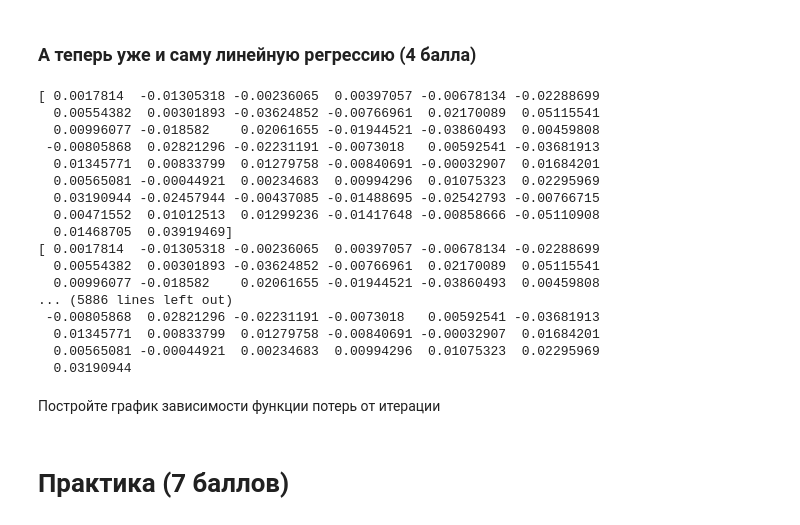
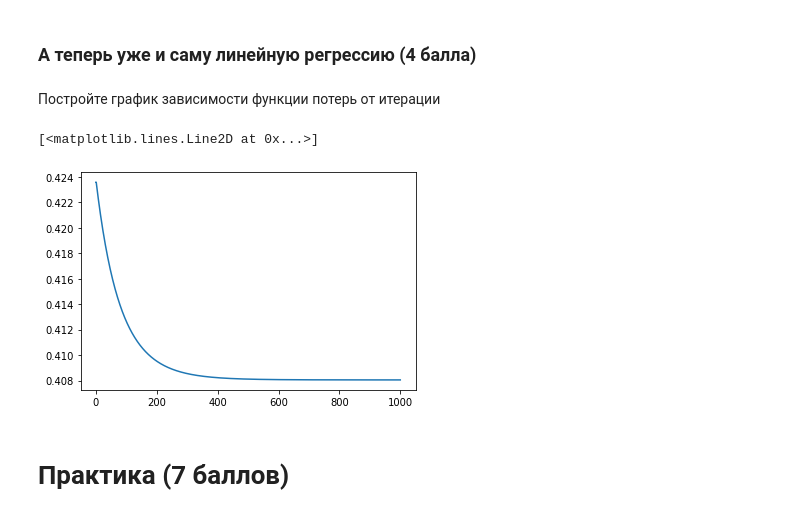
Before and after one commit to BunnyNoBugs/minor2020-iad6, a Jupyter notebook: hw02-knn-lr-gd/hw2-knn-lr-gd.ipynb, the cells around one changed output. Saved outputs shown, nothing was run; the diff lists cells and outputs as text; code cells hidden in the pictures.

```diff
--- a/hw02-knn-lr-gd/hw2-knn-lr-gd.ipynb
+++ b/hw02-knn-lr-gd/hw2-knn-lr-gd.ipynb
@@ -317,11 +317,21 @@ class LinearRegressionHuber:
         градиентного спуска (считать и запоминать лосс на каждой итерации тоже будет неплохо)
         """
         self.w = np.zeros(X_train.shape[1])
-        self.loss_history = []
+        self.loss_history = [self.calc_loss(X_train, y_train)]
 
         for i in range(self.max_iter):
             grad = self.calc_gradient(X_train, y_train)
-            print(grad)
+
+            w_new = self.w - self.eta * grad
+
+            loss = self.calc_loss(X_train, y_train)
+            self.loss_history.append(loss)
+
+            if np.linalg.norm(self.w - w_new) <= self.tol:
+                w = self.w_new
+                break
+
+            self.w = w_new
 
         return self.loss_history
 
@@ -335,8 +345,7 @@ class LinearRegressionHuber:
 
         Просто предсказать ответы с помощью обученных весов
         """
-        y_pred = None
-        # your code here
+        y_pred = X_test @ self.w
 
         return y_pred
 
@@ -357,8 +366,8 @@ class LinearRegressionHuber:
 
         for x_i, y_i in zip(X, y):
             grad += huber_grad(x_i, y_i, self.w, delta=1)
+
         grad /= X.shape[0]
-
         return grad
 
     def calc_loss(self, X, y):
@@ -376,32 +385,17 @@ class LinearRegressionHuber:
         примера, поделить на размер выборки
         """
 
-        loss = np.apply_along_axis()
+        loss = 0
 
-        # your code here
+        for x_i, y_i in zip(X, y):
+            loss += huber_loss(x_i, y_i, self.w, delta=1)
+
+        loss /= X.shape[0]
 
         return loss
 # %%
 lr = LinearRegressionHuber()
 # %%
 loss_history = lr.fit(X_train, y_train)
-# %% [output]
-[ 0.0017814  -0.01305318 -0.00236065  0.00397057 -0.00678134 -0.02288699
-  0.00554382  0.00301893 -0.03624852 -0.00766961  0.02170089  0.05115541
-  0.00996077 -0.018582    0.02061655 -0.01944521 -0.03860493  0.00459808
- -0.00805868  0.02821296 -0.02231191 -0.0073018   0.00592541 -0.03681913
-  0.01345771  0.00833799  0.01279758 -0.00840691 -0.00032907  0.01684201
-  0.00565081 -0.00044921  0.00234683  0.00994296  0.01075323  0.02295969
-  0.03190944 -0.02457944 -0.00437085 -0.01488695 -0.02542793 -0.00766715
-  0.00471552  0.01012513  0.01299236 -0.01417648 -0.00858666 -0.05110908
-  0.01468705  0.03919469]
-[ 0.0017814  -0.01305318 -0.00236065  0.00397057 -0.00678134 -0.02288699
-  0.00554382  0.00301893 -0.03624852 -0.00766961  0.02170089  0.05115541
-  0.00996077 -0.018582    0.02061655 -0.01944521 -0.03860493  0.00459808
-... (5886 lines left out)
- -0.00805868  0.02821296 -0.02231191 -0.0073018   0.00592541 -0.03681913
-  0.01345771  0.00833799  0.01279758 -0.00840691 -0.00032907  0.01684201
-  0.00565081 -0.00044921  0.00234683  0.00994296  0.01075323  0.02295969
-  0.03190944
 # %% [markdown]
 Постройте график зависимости функции потерь от итерации
@@ -410,3 +402,8 @@ loss_history = lr.fit(X_train, y_train)
+# %%
+plt.plot(loss_history)
+# %% [output]
+[<matplotlib.lines.Line2D at 0x...>]
+[figure, added]
 # %% [markdown]
 # Практика (7 баллов)
 # %% [markdown]
```
Also changed, not shown: parts of 1 cell of this notebook.
